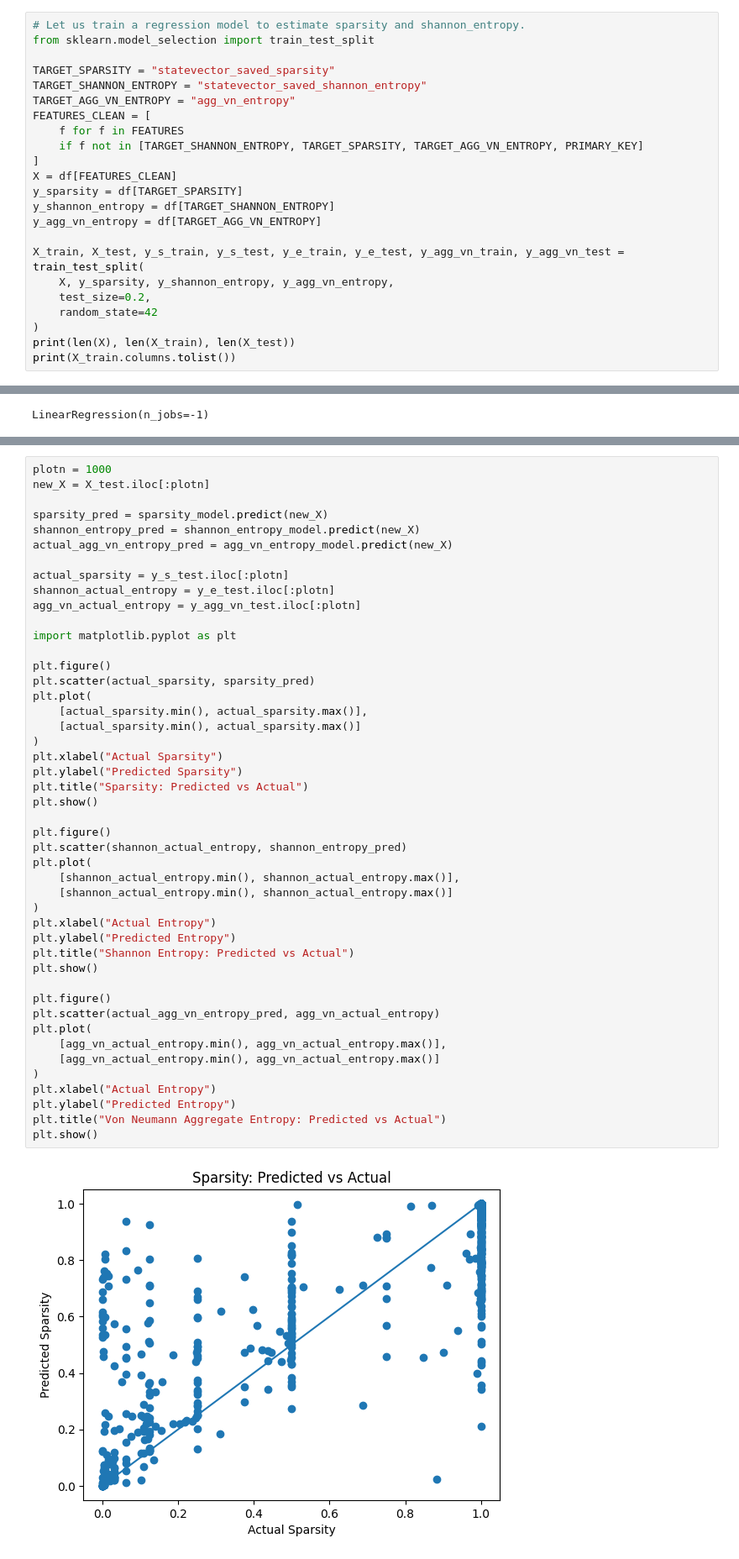
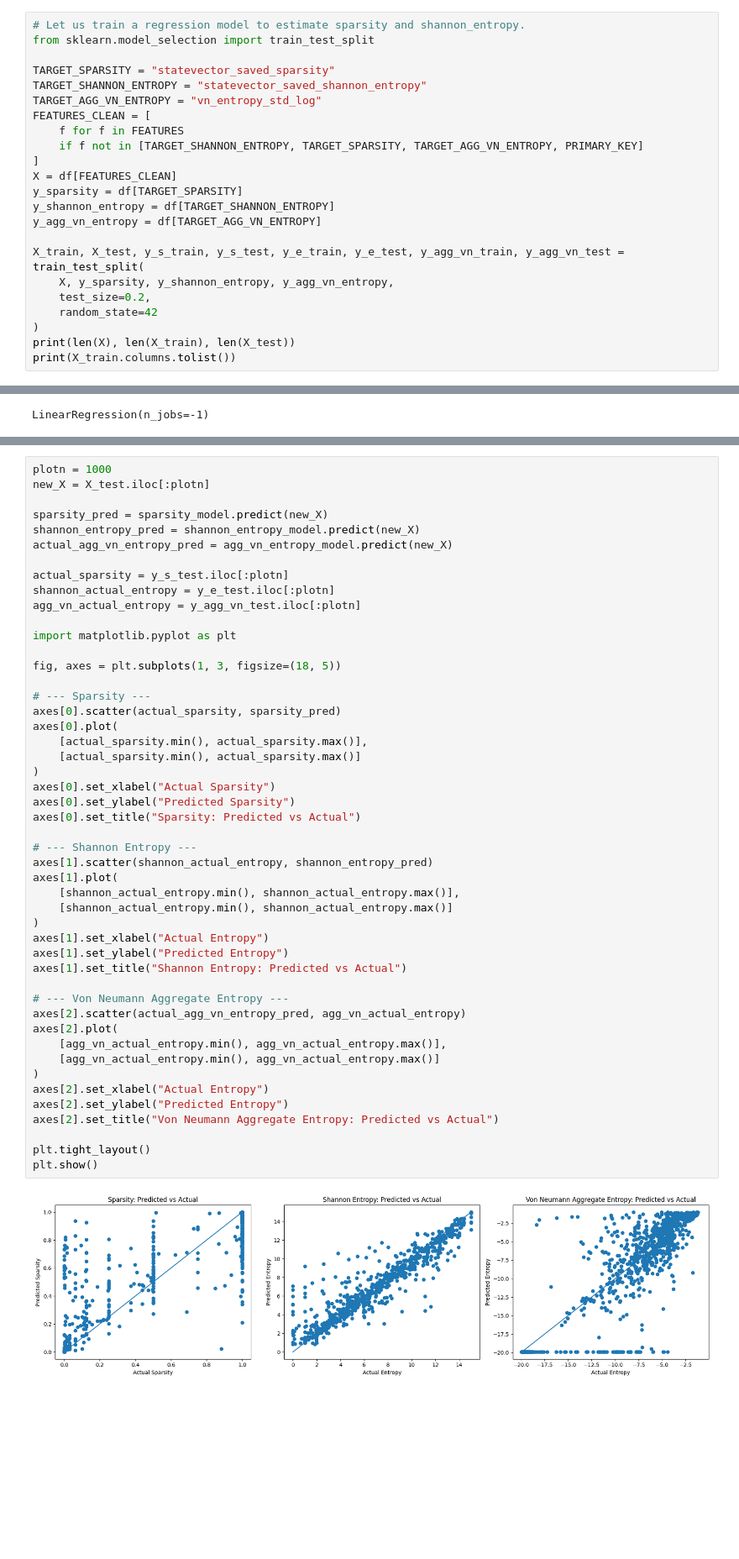
Before and after one commit to InfiniData-Lab/InferQ, a Jupyter notebook: analysis/estimator.ipynb, the cells around one changed output, grey strips where cells are left out. Shown at 84% size. Cells and saved outputs as stored; diff of their text form; blank space fills up the shorter version.

```diff
--- a/analysis/estimator.ipynb
+++ b/analysis/estimator.ipynb
@@ -64,7 +98,7 @@ from sklearn.model_selection import train_test_split
 
 TARGET_SPARSITY = "statevector_saved_sparsity"
 TARGET_SHANNON_ENTROPY = "statevector_saved_shannon_entropy"
-TARGET_AGG_VN_ENTROPY = "agg_vn_entropy"
+TARGET_AGG_VN_ENTROPY = "vn_entropy_std_log"
 FEATURES_CLEAN = [
     f for f in FEATURES
     if f not in [TARGET_SHANNON_ENTROPY, TARGET_SPARSITY, TARGET_AGG_VN_ENTROPY, PRIMARY_KEY]
@@ -173,48 +207,50 @@ Aggregated Von Neumann Entropy Model (Linear Regression)
 # %%
 plotn = 1000
 new_X = X_test.iloc[:plotn]
 
 sparsity_pred = sparsity_model.predict(new_X)
 shannon_entropy_pred = shannon_entropy_model.predict(new_X)
 actual_agg_vn_entropy_pred = agg_vn_entropy_model.predict(new_X)
 
 actual_sparsity = y_s_test.iloc[:plotn]
 shannon_actual_entropy = y_e_test.iloc[:plotn]
 agg_vn_actual_entropy = y_agg_vn_test.iloc[:plotn]
 
 import matplotlib.pyplot as plt
 
-plt.figure()
-plt.scatter(actual_sparsity, sparsity_pred)
-plt.plot(
+fig, axes = plt.subplots(1, 3, figsize=(18, 5))
+
+# --- Sparsity ---
+axes[0].scatter(actual_sparsity, sparsity_pred)
+axes[0].plot(
     [actual_sparsity.min(), actual_sparsity.max()],
     [actual_sparsity.min(), actual_sparsity.max()]
 )
-plt.xlabel("Actual Sparsity")
-plt.ylabel("Predicted Sparsity")
-plt.title("Sparsity: Predicted vs Actual")
-plt.show()
+axes[0].set_xlabel("Actual Sparsity")
+axes[0].set_ylabel("Predicted Sparsity")
+axes[0].set_title("Sparsity: Predicted vs Actual")
 
-plt.figure()
-plt.scatter(shannon_actual_entropy, shannon_entropy_pred)
-plt.plot(
+# --- Shannon Entropy ---
+axes[1].scatter(shannon_actual_entropy, shannon_entropy_pred)
+axes[1].plot(
     [shannon_actual_entropy.min(), shannon_actual_entropy.max()],
     [shannon_actual_entropy.min(), shannon_actual_entropy.max()]
 )
-plt.xlabel("Actual Entropy")
-plt.ylabel("Predicted Entropy")
-plt.title("Shannon Entropy: Predicted vs Actual")
-plt.show()
+axes[1].set_xlabel("Actual Entropy")
+axes[1].set_ylabel("Predicted Entropy")
+axes[1].set_title("Shannon Entropy: Predicted vs Actual")
 
-plt.figure()
-plt.scatter(actual_agg_vn_entropy_pred, agg_vn_actual_entropy)
-plt.plot(
+# --- Von Neumann Aggregate Entropy ---
+axes[2].scatter(actual_agg_vn_entropy_pred, agg_vn_actual_entropy)
+axes[2].plot(
     [agg_vn_actual_entropy.min(), agg_vn_actual_entropy.max()],
     [agg_vn_actual_entropy.min(), agg_vn_actual_entropy.max()]
 )
-plt.xlabel("Actual Entropy")
-plt.ylabel("Predicted Entropy")
-plt.title("Von Neumann Aggregate Entropy: Predicted vs Actual")
+axes[2].set_xlabel("Actual Entropy")
+axes[2].set_ylabel("Predicted Entropy")
+axes[2].set_title("Von Neumann Aggregate Entropy: Predicted vs Actual")
+
+plt.tight_layout()
 plt.show()
 # %% [output]
-[figure, old version]
+[figure, new version]
```
Also changed, not shown: parts of 4 cells of this notebook, 5 other files.
